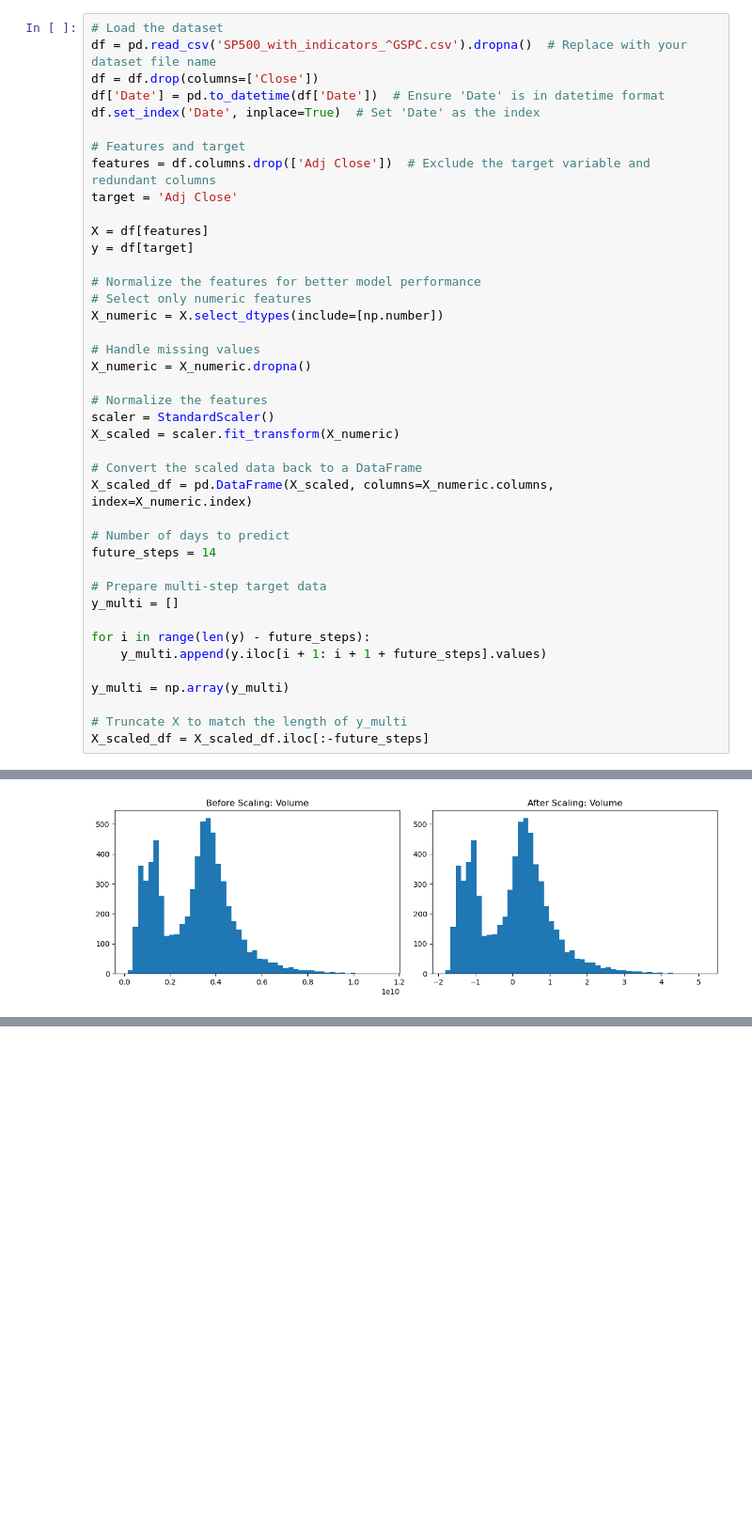
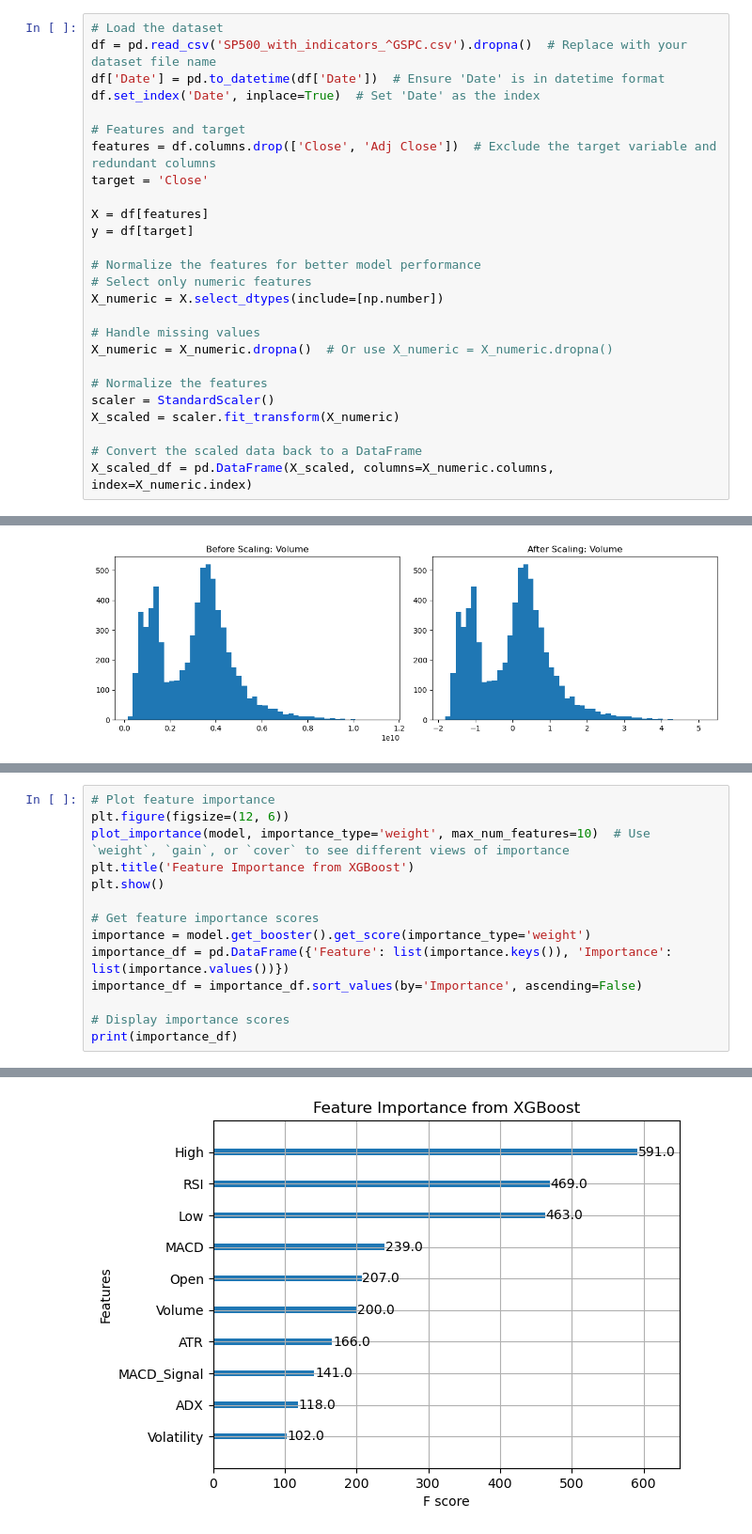
Before and after one commit to KaiOnNg/ML_Project, a Jupyter notebook: project.ipynb, the cells around one changed output, grey strips where cells are left out. Shown at 94% size. Saved outputs shown, nothing was run; the diff lists cells and outputs as text; blank space fills up the shorter version.

```diff
--- a/project.ipynb
+++ b/project.ipynb
@@ -10,13 +74,12 @@ import matplotlib.pyplot as plt
 # %%
 # Load the dataset
 df = pd.read_csv('SP500_with_indicators_^GSPC.csv').dropna()  # Replace with your dataset file name
-df = df.drop(columns=['Close'])
 df['Date'] = pd.to_datetime(df['Date'])  # Ensure 'Date' is in datetime format
 df.set_index('Date', inplace=True)  # Set 'Date' as the index
 
 # Features and target
-features = df.columns.drop(['Adj Close'])  # Exclude the target variable and redundant columns
-target = 'Adj Close'
+features = df.columns.drop(['Close', 'Adj Close'])  # Exclude the target variable and redundant columns
+target = 'Close'
 
 X = df[features]
 y = df[target]
@@ -26,7 +89,7 @@ y = df[target]
 X_numeric = X.select_dtypes(include=[np.number])
 
 # Handle missing values
-X_numeric = X_numeric.dropna()
+X_numeric = X_numeric.dropna()  # Or use X_numeric = X_numeric.dropna()
 
 # Normalize the features
 scaler = StandardScaler()
@@ -34,20 +97,6 @@ X_scaled = scaler.fit_transform(X_numeric)
 
 # Convert the scaled data back to a DataFrame
 X_scaled_df = pd.DataFrame(X_scaled, columns=X_numeric.columns, index=X_numeric.index)
-
-# Number of days to predict
-future_steps = 14
-
-# Prepare multi-step target data
-y_multi = []
-
-for i in range(len(y) - future_steps):
-    y_multi.append(y.iloc[i + 1: i + 1 + future_steps].values)
-
-y_multi = np.array(y_multi)
-
-# Truncate X to match the length of y_multi
-X_scaled_df = X_scaled_df.iloc[:-future_steps]
 # %%
 plt.figure(figsize=(12, 4))
 
@@ -196,0 +188,15 @@ plt.show()
+# %%
+# Plot feature importance
+plt.figure(figsize=(12, 6))
+plot_importance(model, importance_type='weight', max_num_features=10)  # Use `weight`, `gain`, or `cover` to see different views of importance
+plt.title('Feature Importance from XGBoost')
+plt.show()
+
+# Get feature importance scores
+importance = model.get_booster().get_score(importance_type='weight')
+importance_df = pd.DataFrame({'Feature': list(importance.keys()), 'Importance': list(importance.values())})
+importance_df = importance_df.sort_values(by='Importance', ascending=False)
+
+# Display importance scores
+print(importance_df)
+# %% [output]
@@ -196,0 +204 @@ plt.show()
+[figure, added]
```
Also changed, not shown: parts of 12 cells of this notebook, 1 other file.
